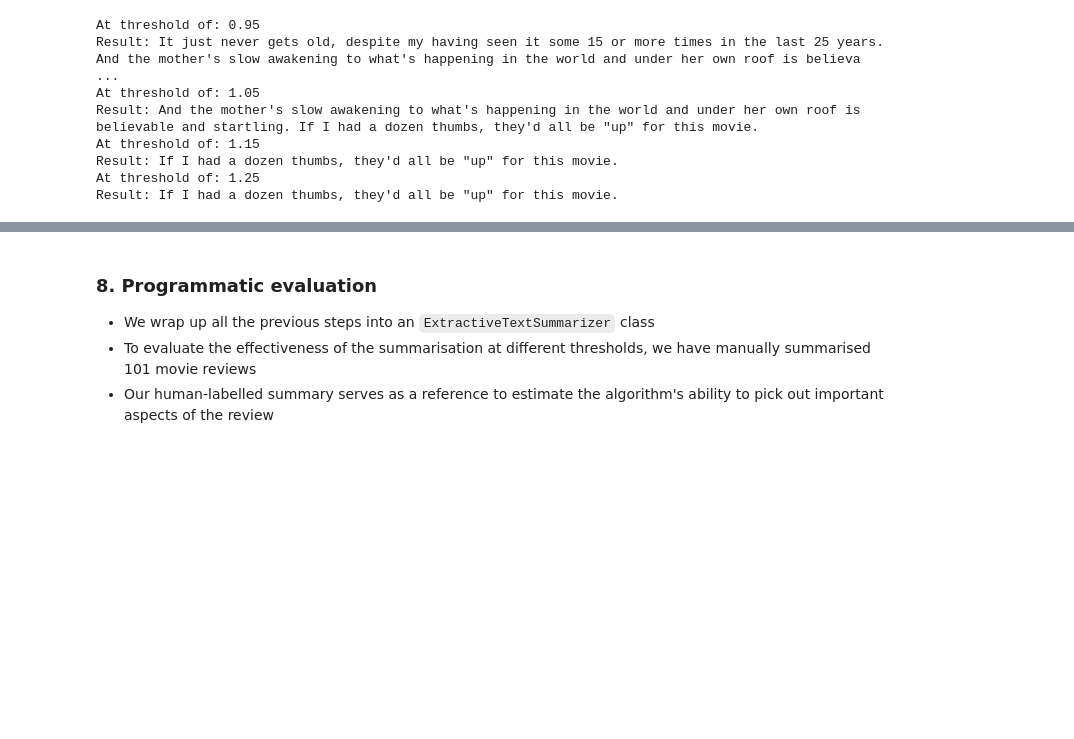
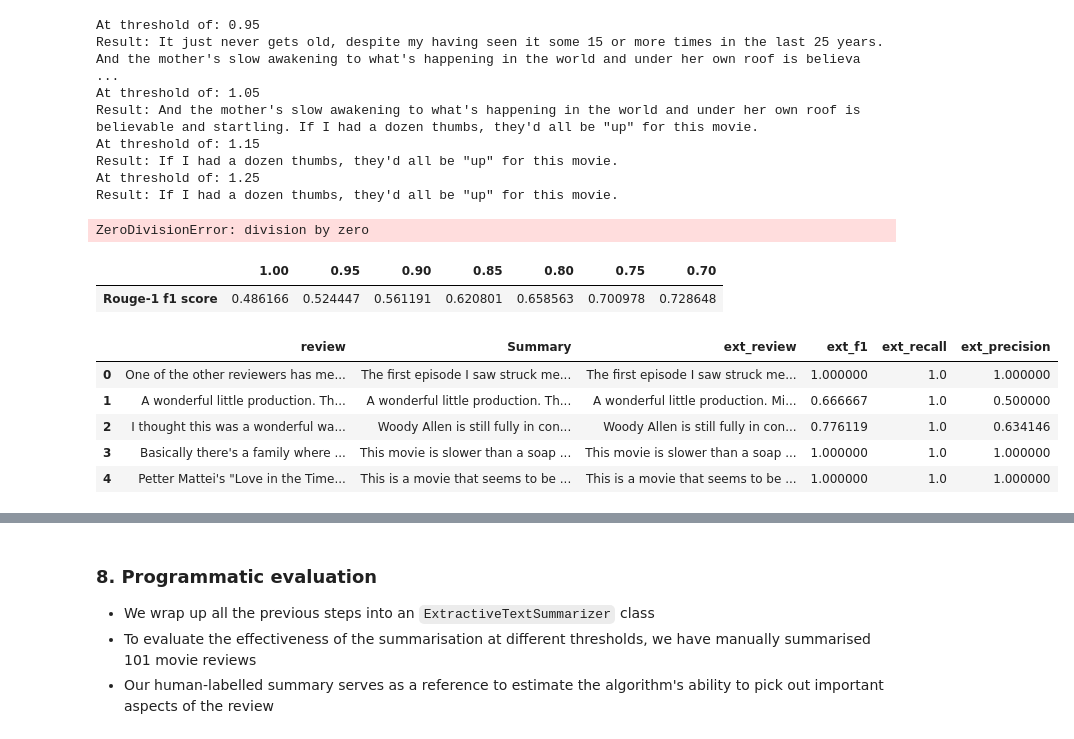
Before and after one commit to carolinedlu/text_analytics, a Jupyter notebook: notebooks/extractive_text_summarization.ipynb, the cells around one changed output, grey strips where cells are left out. Drawn from its saved outputs; the diff is of its cells as text; code cells hidden in the pictures; blank space fills up the shorter version.

Commit message:
update summarizer and add stats

```diff
--- a/notebooks/extractive_text_summarization.ipynb
+++ b/notebooks/extractive_text_summarization.ipynb
@@ -208,0 +302,73 @@ Result: If I had a dozen thumbs, they'd all be "up" for this movie.
+# %%
+#
+the error here is to show when alpha = 1.5, the threshold is too high to generate summaries
+ext_review, ext_recall, ext_precision, ext_f1 = [], [], [], []
+for review in labelled_movie_reviews['Summary']:
+    extractive_summarizer = ExtractiveTextSummarizer(article=review, alpha=1.5)
+    ext_review.append(extractive_summarizer.run_article_summary())
+labelled_movie_reviews['ext_review'] = ext_review
+
+for review, ext_review in zip(labelled_movie_reviews['Summary'], labelled_movie_reviews['ext_review']):
+    score = extractive_summarizer.get_rouge_score(hypothesis_text=review, reference_text=ext_review)
+    ext_recall.append(score[0]['rouge-1']['r'])
+    ext_precision.append(score[0]['rouge-1']['p'])
+    ext_f1.append(score[0]['rouge-1']['f'])
+
+labelled_movie_reviews['ext_recall'] = ext_recall_1
+labelled_movie_reviews['ext_precision'] = ext_precision_1
+labelled_movie_reviews['ext_f1'] = ext_f1_1
+# %% [output]
+ZeroDivisionError: division by zero
+# %%
+alpha_tune_results = pd.DataFrame(index=['Rouge-1 f1 score'])
+#ext_review, ext_recall, ext_precision, ext_f1 = [], [], [], []
+for al in [1.0, 0.95, 0.9, 0.85, 0.8, 0.75, 0.7]:
+    ext_review, ext_recall, ext_precision, ext_f1 = [], [], [], []
+    for review in labelled_movie_reviews['Summary']:
+        extractive_summarizer = ExtractiveTextSummarizer(article=review, alpha=al)
+        ext_review.append(extractive_summarizer.run_article_summary())
+    labelled_movie_reviews['ext_review'] = ext_review
+
+    for review, ext_review in zip(labelled_movie_reviews['Summary'], labelled_movie_reviews['ext_review']):
+        score = extractive_summarizer.get_rouge_score(hypothesis_text=review, reference_text=ext_review)
+        ext_recall.append(score[0]['rouge-1']['r'])
+        ext_precision.append(score[0]['rouge-1']['p'])
+        ext_f1.append(score[0]['rouge-1']['f'])
+
+    #labelled_movie_reviews['ext_recall'] = ext_recall_1
+    #labelled_movie_reviews['ext_precision'] = ext_precision_1
+    labelled_movie_reviews['ext_f1'] = ext_f1
+    alpha_tune_results[al] = np.mean(labelled_movie_reviews['ext_f1'])
+    #print('alpha=', 1.0)
+    #print(np.mean(labelled_movie_reviews['ext_f1']))
+    #print(np.mean(labelled_movie_reviews['ext_precision']))
+    #print(np.mean(labelled_movie_reviews['ext_recall']))
+alpha_tune_results
+# %% [output]
+|  | 1.00 | 0.95 | 0.90 | 0.85 | 0.80 | 0.75 | 0.70 |
+| Rouge-1 f1 score | 0.486166 | 0.524447 | 0.561191 | 0.620801 | 0.658563 | 0.700978 | 0.728648 |
+# %%
+ext_review, ext_recall, ext_precision, ext_f1 = [], [], [], []
+for review in labelled_movie_reviews['Summary']:
+    extractive_summarizer = ExtractiveTextSummarizer(article=review, alpha=0.7)
+    ext_review.append(extractive_summarizer.run_article_summary())
+labelled_movie_reviews['ext_review'] = ext_review
+
+for review, ext_review in zip(labelled_movie_reviews['Summary'], labelled_movie_reviews['ext_review']):
+    score = extractive_summarizer.get_rouge_score(hypothesis_text=review, reference_text=ext_review)
+    ext_recall.append(score[0]['rouge-1']['r'])
+    ext_precision.append(score[0]['rouge-1']['p'])
+    ext_f1.append(score[0]['rouge-1']['f'])
+
+labelled_movie_reviews['ext_recall'] = ext_recall
+labelled_movie_reviews['ext_precision'] = ext_precision
+labelled_movie_reviews['ext_f1'] = ext_f1
+# %%
+labelled_movie_reviews.head(5)
+# %% [output]
+|  | review | Summary | ext_review | ext_f1 | ext_recall | ext_precision |
+| 0 | One of the other reviewers has me... | The first episode I saw struck me... | The first episode I saw struck me... | 1.000000 | 1.0 | 1.000000 |
+| 1 | A wonderful little production. Th... | A wonderful little production. Th... | A wonderful little production. Mi... | 0.666667 | 1.0 | 0.500000 |
+| 2 | I thought this was a wonderful wa... | Woody Allen is still fully in con... | Woody Allen is still fully in con... | 0.776119 | 1.0 | 0.634146 |
+| 3 | Basically there's a family where ... | This movie is slower than a soap ... | This movie is slower than a soap ... | 1.000000 | 1.0 | 1.000000 |
+| 4 | Petter Mattei's "Love in the Time... | This is a movie that seems to be ... | This is a movie that seems to be ... | 1.000000 | 1.0 | 1.000000 |
```
Also changed, not shown: parts of 8 cells of this notebook.
